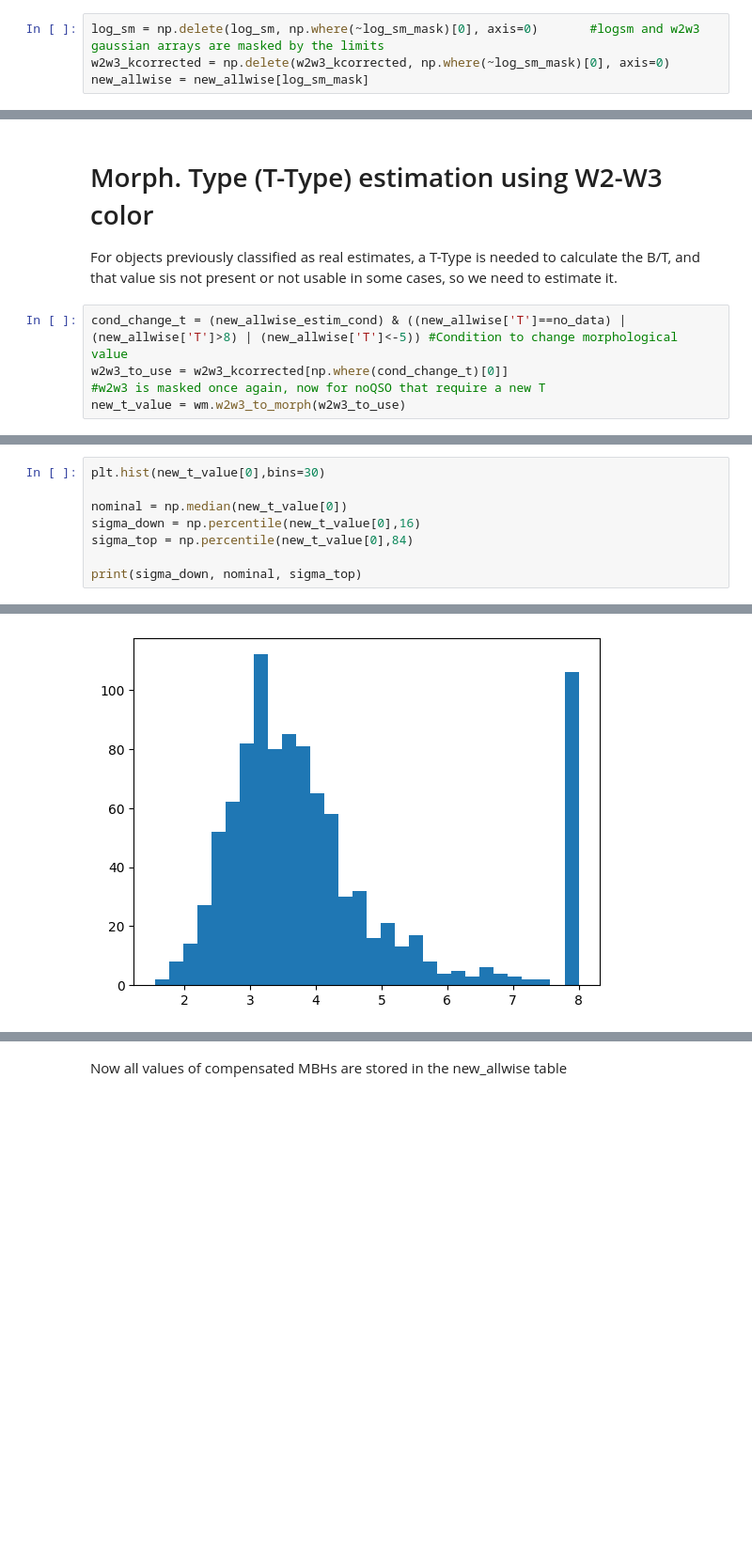
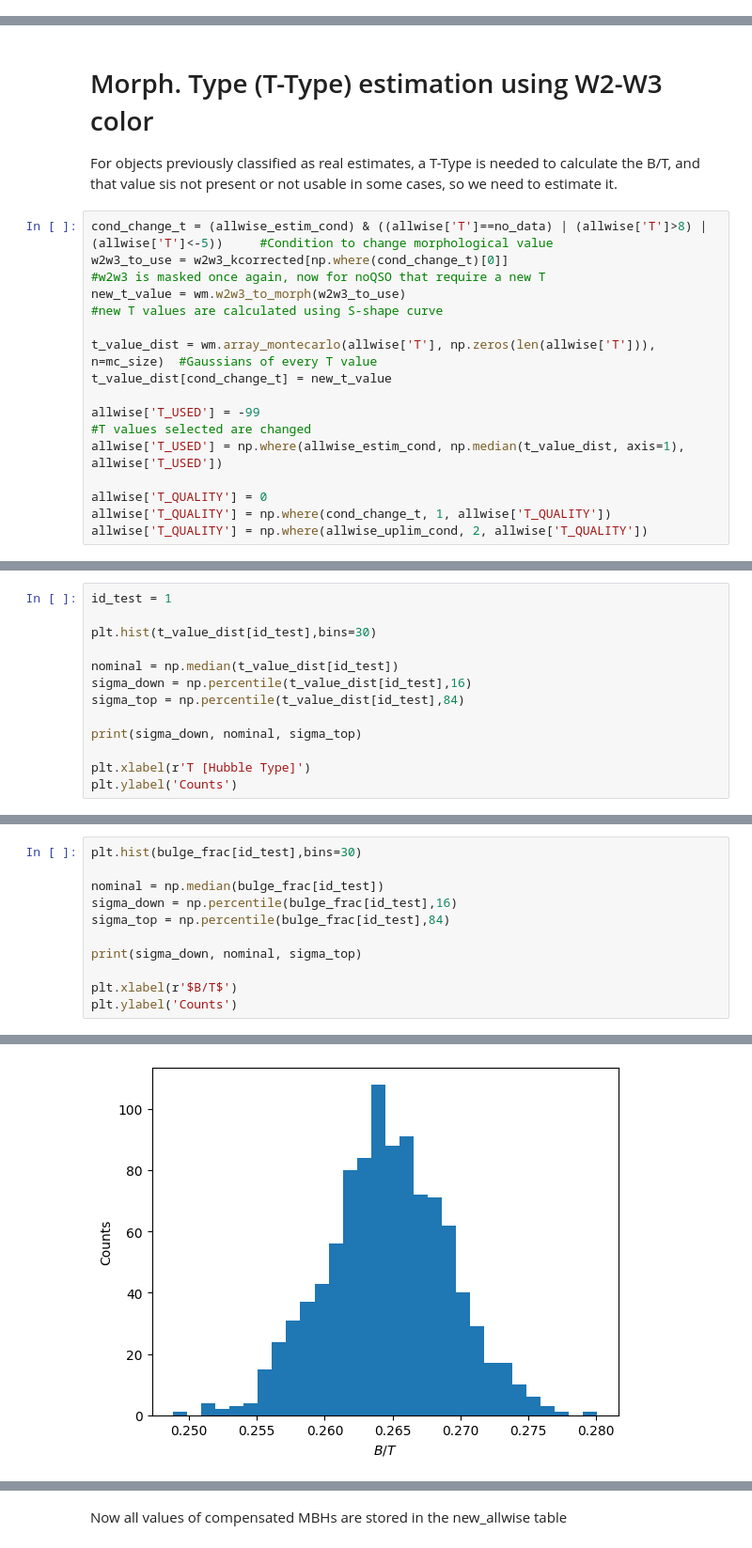
Before and after one commit to joacoh/wise2mbh, a Jupyter notebook: notebooks/pipeline_tutorial.ipynb, the cells around one changed output, grey strips where cells are left out. Shown at 94% size. Saved outputs shown, nothing was run; the diff lists cells and outputs as text; blank space fills up the shorter version.

```diff
--- a/notebooks/pipeline_tutorial.ipynb
+++ b/notebooks/pipeline_tutorial.ipynb
@@ -431,4 +396,0 @@ log_sm_mask = (new_allwise['logSM']>=low_sm) & (new_allwise['logSM']<=high_sm)
-# %%
-log_sm = np.delete(log_sm, np.where(~log_sm_mask)[0], axis=0)       #logsm and w2w3 gaussian arrays are masked by the limits
-w2w3_kcorrected = np.delete(w2w3_kcorrected, np.where(~log_sm_mask)[0], axis=0)
-new_allwise = new_allwise[log_sm_mask]
@@ -455,6 +423,16 @@ new_allwise['BT'] = np.where(new_allwise_uplim_cond,1, new_allwise['BT'])
 
 For objects previously classified as real estimates, a T-Type is needed to calculate the B/T, and that value sis not present or not usable in some cases, so we need to estimate it.
 # %%
-cond_change_t = (new_allwise_estim_cond) & ((new_allwise['T']==no_data) | (new_allwise['T']>8) | (new_allwise['T']<-5)) #Condition to change morphological value
-w2w3_to_use = w2w3_kcorrected[np.where(cond_change_t)[0]]                                 #w2w3 is masked once again, now for noQSO that require a new T
-new_t_value = wm.w2w3_to_morph(w2w3_to_use)
+cond_change_t = (allwise_estim_cond) & ((allwise['T']==no_data) | (allwise['T']>8) | (allwise['T']<-5))     #Condition to change morphological value
+w2w3_to_use = w2w3_kcorrected[np.where(cond_change_t)[0]]                                                                   #w2w3 is masked once again, now for noQSO that require a new T
+new_t_value = wm.w2w3_to_morph(w2w3_to_use)                                                                                 #new T values are calculated using S-shape curve
+
+t_value_dist = wm.array_montecarlo(allwise['T'], np.zeros(len(allwise['T'])), n=mc_size)  #Gaussians of every T value
+t_value_dist[cond_change_t] = new_t_value
+
+allwise['T_USED'] = -99                                                                                                  #T values selected are changed
+allwise['T_USED'] = np.where(allwise_estim_cond, np.median(t_value_dist, axis=1), allwise['T_USED'])
+
+allwise['T_QUALITY'] = 0
+allwise['T_QUALITY'] = np.where(cond_change_t, 1, allwise['T_QUALITY'])
+allwise['T_QUALITY'] = np.where(allwise_uplim_cond, 2, allwise['T_QUALITY'])
@@ -460,0 +441,13 @@ new_t_value = wm.w2w3_to_morph(w2w3_to_use)
+# %%
+id_test = 1
+
+plt.hist(t_value_dist[id_test],bins=30)
+
+nominal = np.median(t_value_dist[id_test])
+sigma_down = np.percentile(t_value_dist[id_test],16)
+sigma_top = np.percentile(t_value_dist[id_test],84)
+
+print(sigma_down, nominal, sigma_top)
+
+plt.xlabel(r'T [Hubble Type]')
+plt.ylabel('Counts')
@@ -461,9 +472,12 @@ new_t_value = wm.w2w3_to_morph(w2w3_to_use)
 # %%
-plt.hist(new_t_value[0],bins=30)
+plt.hist(bulge_frac[id_test],bins=30)
 
-nominal = np.median(new_t_value[0])
-sigma_down = np.percentile(new_t_value[0],16)
-sigma_top = np.percentile(new_t_value[0],84)
+nominal = np.median(bulge_frac[id_test])
+sigma_down = np.percentile(bulge_frac[id_test],16)
+sigma_top = np.percentile(bulge_frac[id_test],84)
 
 print(sigma_down, nominal, sigma_top)
+
+plt.xlabel(r'$B/T$')
+plt.ylabel('Counts')
 # %% [output]
@@ -471 +486 @@ print(sigma_down, nominal, sigma_top)
-[figure, old version]
+[figure, new version]
```
Also changed, not shown: parts of 68 cells of this notebook, 2 other files.
